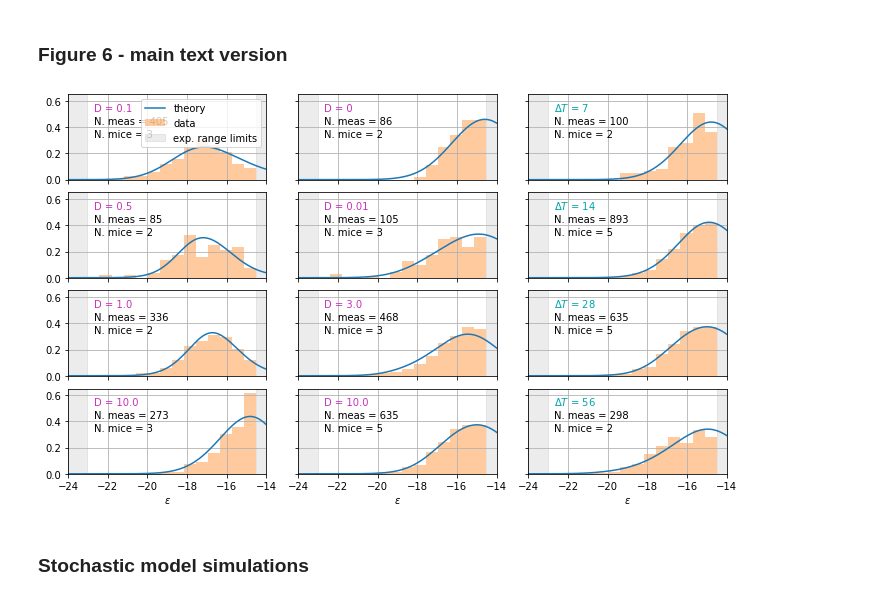
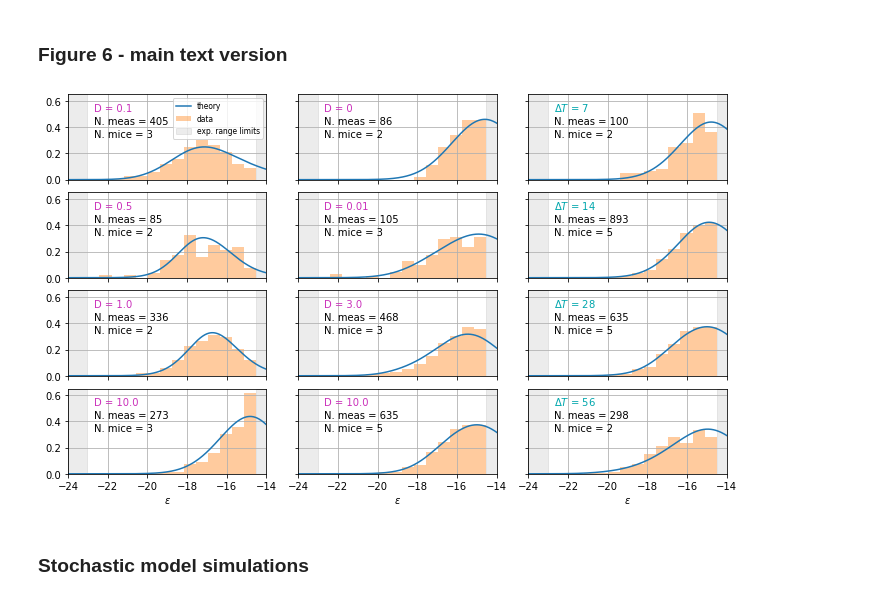
Before and after one commit to mmolari/affinity_maturation, a Jupyter notebook: figure_5.ipynb, the cells around one changed output. Drawn from its saved outputs; the diff is of its cells as text; code cells hidden in the pictures.

Commit message:
resized legend fig. 5

```diff
--- a/figure_5.ipynb
+++ b/figure_5.ipynb
@@ -107,35 +107,35 @@ for n_ax, D in enumerate(plot_D_2):
 
     # specify the Ag dosage
     ax[n_ax,1].text(0.13, 0.8, f'D = {ds.D_inj[0]}', transform=ax[n_ax,1].transAxes, color=c_dose)
 
 # plot scheme 3
 for n_ax, T in enumerate(plot_T_3):
     # mask to select the correct dataset
     mask = (mp_ds == '1d') & (T_ds == T) & (D_ds == 10)
     # select the correct dataset and corresponding deterministic simulation
     ds = dsets[mask][0]
     det_pf = det_rps[mask][0]
 
     # plot the data histogram and the normalized distribution
     draw_subplot(ax[n_ax,2], ds, det_pf)
 
     # specify the injection time delay
     ax[n_ax,2].text(0.13, 0.8, r'$\Delta T$' + f' = {ds.T_delay[0]}', transform=ax[n_ax,2].transAxes, color=c_time)
 
 
 # final figure setup
-ax[0,0].legend(loc='upper right')
+ax[0,0].legend(loc='upper right', prop={'size' : 7.5})
 ax[0,0].set_xlim(-24, -14)
 for i in range(3):
     ax[-1,i].set_xlabel(r'$\epsilon$')
 
 plt.tight_layout()
 fig.subplots_adjust(hspace=0.15)
 plt.savefig(save_folder / 'fig_5.pdf')
 plt.savefig(save_folder / 'fig_5.svg')
 plt.show()
 # %% [output]
-[figure, old version]
+[figure, new version]
 # %% [markdown]
 ### Stochastic model simulations
 # %%
```
Also changed, not shown: 1 other file.
